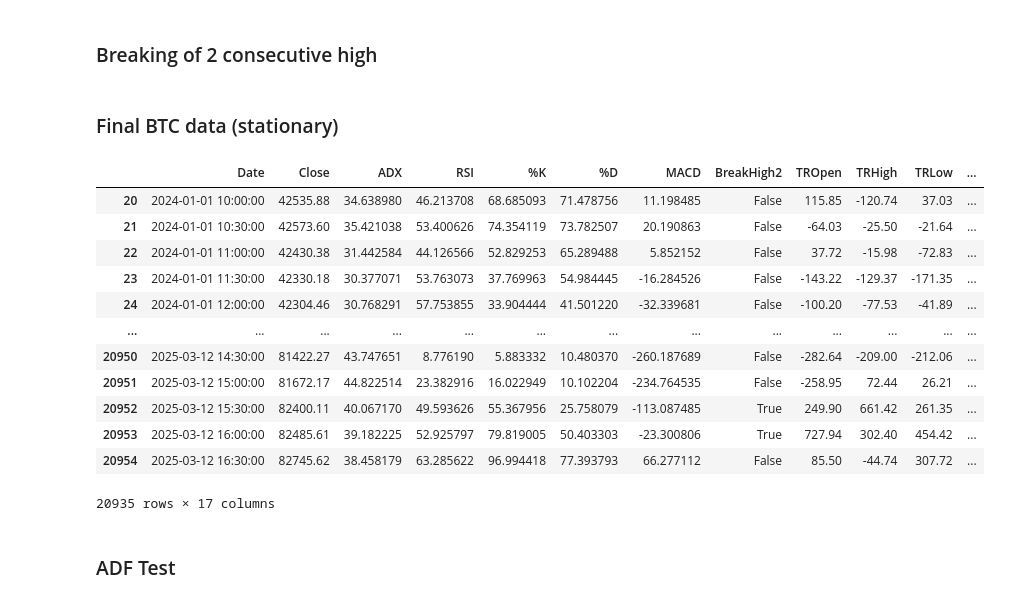
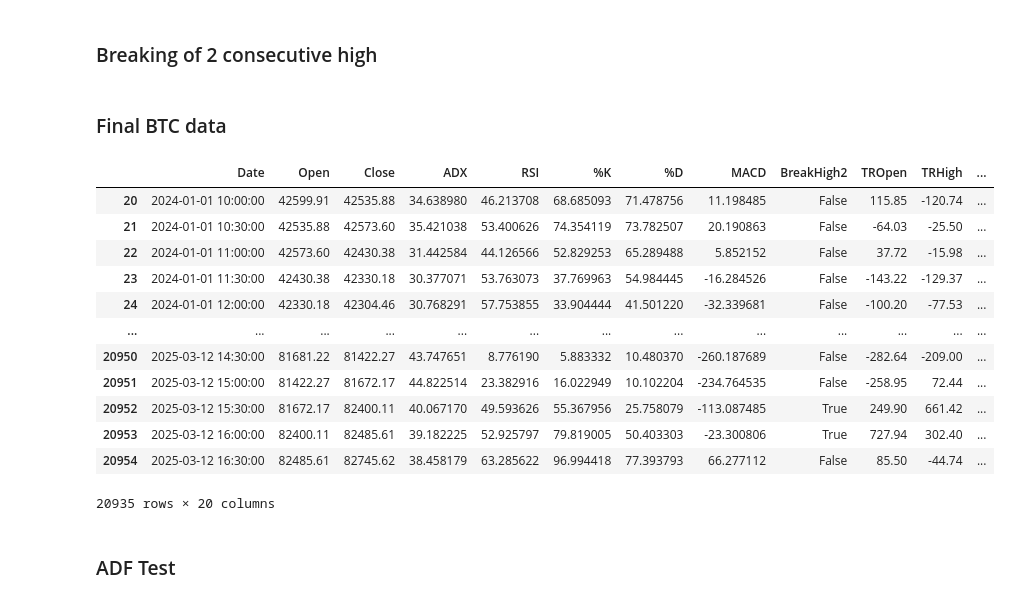
Before and after one commit to jeswid/DSE4211_Trading_Strategy, a Jupyter notebook: src/random forest.ipynb, the cells around one changed output. Cells and saved outputs as stored; diff of their text form; code cells hidden in the pictures.

```diff
--- a/src/random forest.ipynb
+++ b/src/random forest.ipynb
@@ -144,28 +142,32 @@ btc['TRShort_EMA'] = btc['Short_EMA'].diff()
 btc['TRLong_EMA'] = btc['Long_EMA'].diff()
 
 btc['DayOfWeek'] = btc['Date'].dt.dayofweek
+
+#calculate returns
+btc["returns"] = (btc["Close"] - btc["Open"])/btc["Open"]
+btc["log_returns"] = np.log(btc['Close'] / btc['Open'])
 # %% [markdown]
-### Final BTC data (stationary)
+### Final BTC data
 # %%
-btc = btc.drop(columns=['Open', 'High', 'Low', 'PrevHigh', 'PrevLow', 'PrevClose', 'SMAVG (5)  on Close', 'SMAVG (10)  on Close', 'SMAVG (15)  on Close', 'TR1', 'TR2', 'TR3', 'TR', '+DM', '-DM', 'TR_smooth', '+DM_smooth', '-DM_smooth', '+DI', '-DI', 'DX', 'PriceChange', 'Gain', 'Loss', 'AvgGain', 'AvgLoss', 'RS', 'HighestHigh', 'LowestLow', 'PrevHigh2', 'EMA_6', 'EMA_12', 'Short_EMA', 'Long_EMA'])
+btc = btc.drop(columns=['High', 'Low', 'PrevHigh', 'PrevLow', 'PrevClose', 'SMAVG (5)  on Close', 'SMAVG (10)  on Close', 'SMAVG (15)  on Close', 'TR1', 'TR2', 'TR3', 'TR', '+DM', '-DM', 'TR_smooth', '+DM_smooth', '-DM_smooth', '+DI', '-DI', 'DX', 'PriceChange', 'Gain', 'Loss', 'AvgGain', 'AvgLoss', 'RS', 'HighestHigh', 'LowestLow', 'PrevHigh2', 'EMA_6', 'EMA_12', 'Short_EMA', 'Long_EMA'])
 
 # Drop first 20 rows due to NAs
 btc.drop(index=btc.index[:20], inplace=True)
 btc
 # %% [output]
-|  | Date | Close | ADX | RSI | %K | %D | MACD | BreakHigh2 | TROpen | TRHigh | TRLow | ... |
-| 20 | 2024-01-01 10:00:00 | 42535.88 | 34.638980 | 46.213708 | 68.685093 | 71.478756 | 11.198485 | False | 115.85 | -120.74 | 37.03 | ... |
-| 21 | 2024-01-01 10:30:00 | 42573.60 | 35.421038 | 53.400626 | 74.354119 | 73.782507 | 20.190863 | False | -64.03 | -25.50 | -21.64 | ... |
-| 22 | 2024-01-01 11:00:00 | 42430.38 | 31.442584 | 44.126566 | 52.829253 | 65.289488 | 5.852152 | False | 37.72 | -15.98 | -72.83 | ... |
-| 23 | 2024-01-01 11:30:00 | 42330.18 | 30.377071 | 53.763073 | 37.769963 | 54.984445 | -16.284526 | False | -143.22 | -129.37 | -171.35 | ... |
-| 24 | 2024-01-01 12:00:00 | 42304.46 | 30.768291 | 57.753855 | 33.904444 | 41.501220 | -32.339681 | False | -100.20 | -77.53 | -41.89 | ... |
+|  | Date | Open | Close | ADX | RSI | %K | %D | MACD | BreakHigh2 | TROpen | TRHigh | ... |
+| 20 | 2024-01-01 10:00:00 | 42599.91 | 42535.88 | 34.638980 | 46.213708 | 68.685093 | 71.478756 | 11.198485 | False | 115.85 | -120.74 | ... |
+| 21 | 2024-01-01 10:30:00 | 42535.88 | 42573.60 | 35.421038 | 53.400626 | 74.354119 | 73.782507 | 20.190863 | False | -64.03 | -25.50 | ... |
+| 22 | 2024-01-01 11:00:00 | 42573.60 | 42430.38 | 31.442584 | 44.126566 | 52.829253 | 65.289488 | 5.852152 | False | 37.72 | -15.98 | ... |
+| 23 | 2024-01-01 11:30:00 | 42430.38 | 42330.18 | 30.377071 | 53.763073 | 37.769963 | 54.984445 | -16.284526 | False | -143.22 | -129.37 | ... |
+| 24 | 2024-01-01 12:00:00 | 42330.18 | 42304.46 | 30.768291 | 57.753855 | 33.904444 | 41.501220 | -32.339681 | False | -100.20 | -77.53 | ... |
 | ... | ... | ... | ... | ... | ... | ... | ... | ... | ... | ... | ... | ... |
-| 20950 | 2025-03-12 14:30:00 | 81422.27 | 43.747651 | 8.776190 | 5.883332 | 10.480370 | -260.187689 | False | -282.64 | -209.00 | -212.06 | ... |
-| 20951 | 2025-03-12 15:00:00 | 81672.17 | 44.822514 | 23.382916 | 16.022949 | 10.102204 | -234.764535 | False | -258.95 | 72.44 | 26.21 | ... |
-| 20952 | 2025-03-12 15:30:00 | 82400.11 | 40.067170 | 49.593626 | 55.367956 | 25.758079 | -113.087485 | True | 249.90 | 661.42 | 261.35 | ... |
-| 20953 | 2025-03-12 16:00:00 | 82485.61 | 39.182225 | 52.925797 | 79.819005 | 50.403303 | -23.300806 | True | 727.94 | 302.40 | 454.42 | ... |
-| 20954 | 2025-03-12 16:30:00 | 82745.62 | 38.458179 | 63.285622 | 96.994418 | 77.393793 | 66.277112 | False | 85.50 | -44.74 | 307.72 | ... |
+| 20950 | 2025-03-12 14:30:00 | 81681.22 | 81422.27 | 43.747651 | 8.776190 | 5.883332 | 10.480370 | -260.187689 | False | -282.64 | -209.00 | ... |
+| 20951 | 2025-03-12 15:00:00 | 81422.27 | 81672.17 | 44.822514 | 23.382916 | 16.022949 | 10.102204 | -234.764535 | False | -258.95 | 72.44 | ... |
+| 20952 | 2025-03-12 15:30:00 | 81672.17 | 82400.11 | 40.067170 | 49.593626 | 55.367956 | 25.758079 | -113.087485 | True | 249.90 | 661.42 | ... |
+| 20953 | 2025-03-12 16:00:00 | 82400.11 | 82485.61 | 39.182225 | 52.925797 | 79.819005 | 50.403303 | -23.300806 | True | 727.94 | 302.40 | ... |
+| 20954 | 2025-03-12 16:30:00 | 82485.61 | 82745.62 | 38.458179 | 63.285622 | 96.994418 | 77.393793 | 66.277112 | False | 85.50 | -44.74 | ... |
-20935 rows × 17 columns
+20935 rows × 20 columns
 # %% [markdown]
 ### ADF Test
 # %%
```
Also changed, not shown: parts of 42 cells of this notebook, 2 other files.
